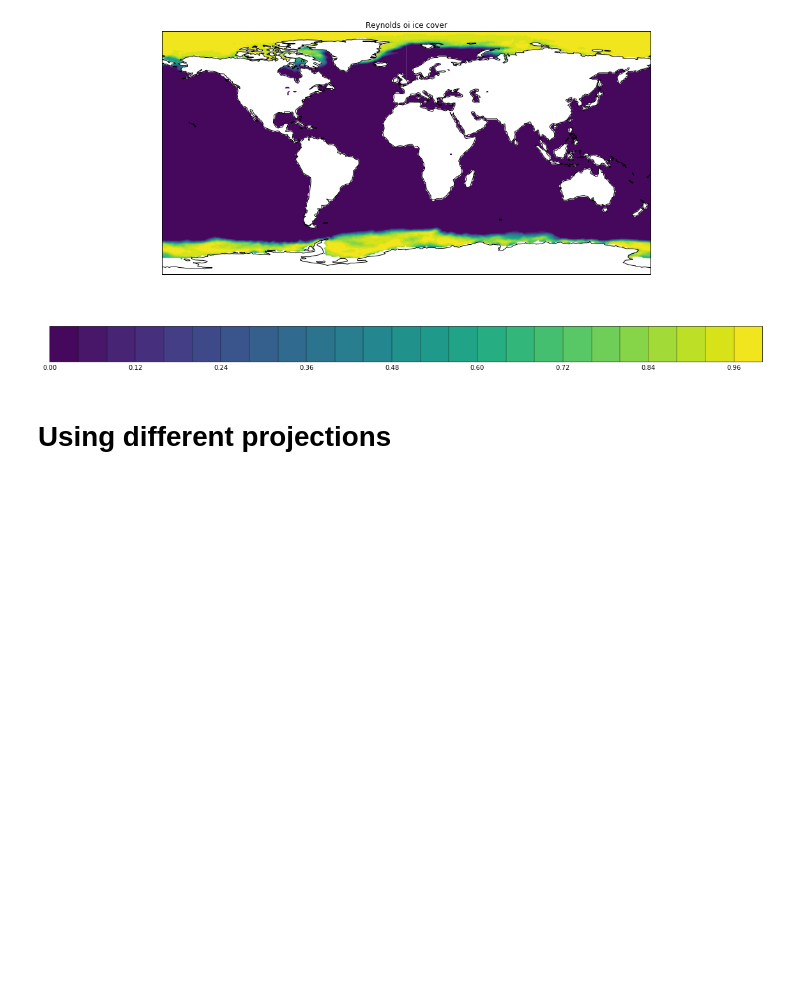
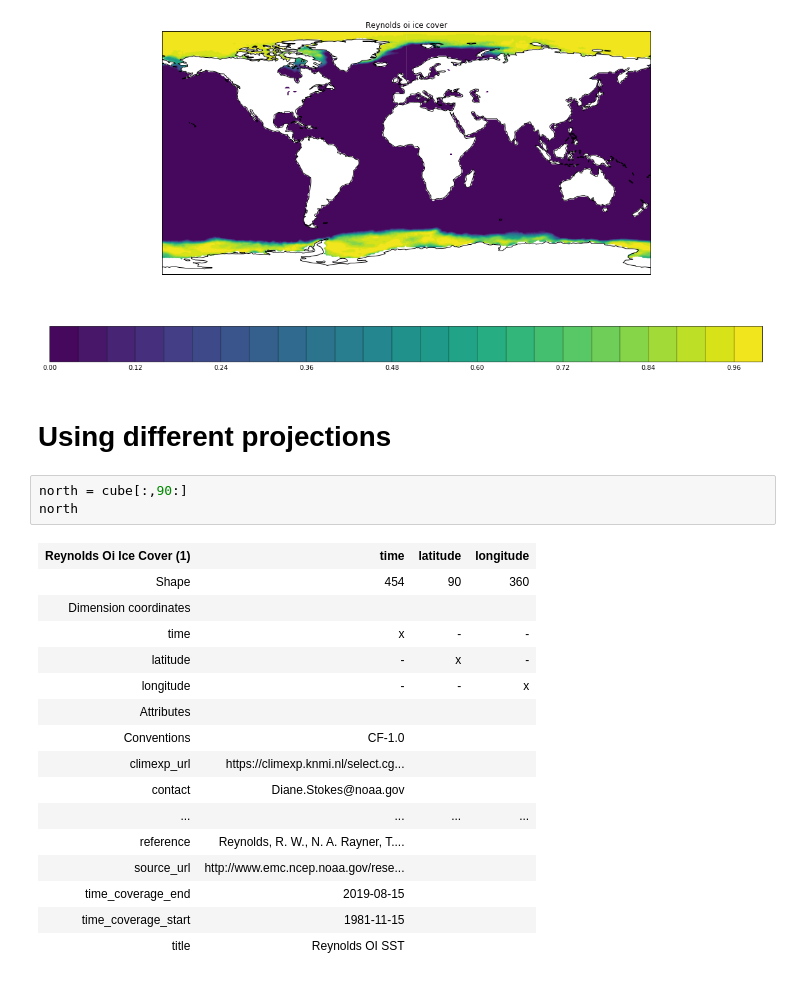
Before and after one commit to escience-academy/2019-10-10-NSO-Symposium, a Jupyter notebook: notebooks/2-Visualisation.ipynb, the cells around one changed output. Saved outputs shown, nothing was run; the diff lists cells and outputs as text; blank space fills up the shorter version.

```diff
--- a/notebooks/2-Visualisation.ipynb
+++ b/notebooks/2-Visualisation.ipynb
@@ -52,5 +46,25 @@ plt.show()
 [figure]
 # %% [markdown]
 # Using different projections
+# %%
+north = cube[:,90:]
+north
+# %% [output]
+| Reynolds Oi Ice Cover (1) | time | latitude | longitude |
+| Shape | 454 | 90 | 360 |
+| Dimension coordinates |  |  |  |
+| time | x | - | - |
+| latitude | - | x | - |
+| longitude | - | - | x |
+| Attributes |  |  |  |
+| Conventions | CF-1.0 |  |  |
+| climexp_url | https://climexp.knmi.nl/select.cg... |  |  |
+| contact | Diane.Stokes@noaa.gov |  |  |
+| ... | ... | ... | ... |
+| reference | Reynolds, R. W., N. A. Rayner, T.... |  |  |
+| source_url | http://www.emc.ncep.noaa.gov/rese... |  |  |
+| time_coverage_end | 2019-08-15 |  |  |
+| time_coverage_start | 1981-11-15 |  |  |
+| title | Reynolds OI SST |  |  |
 # %%
 projection = ccrs.Orthographic(central_longitude=0, central_latitude=90)
```
Also changed, not shown: parts of 11 cells of this notebook.
